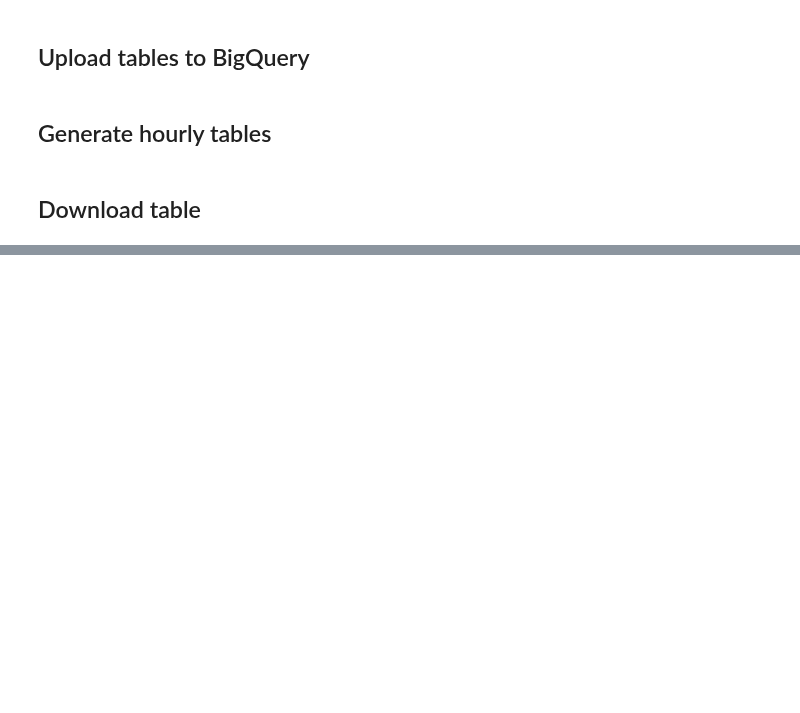
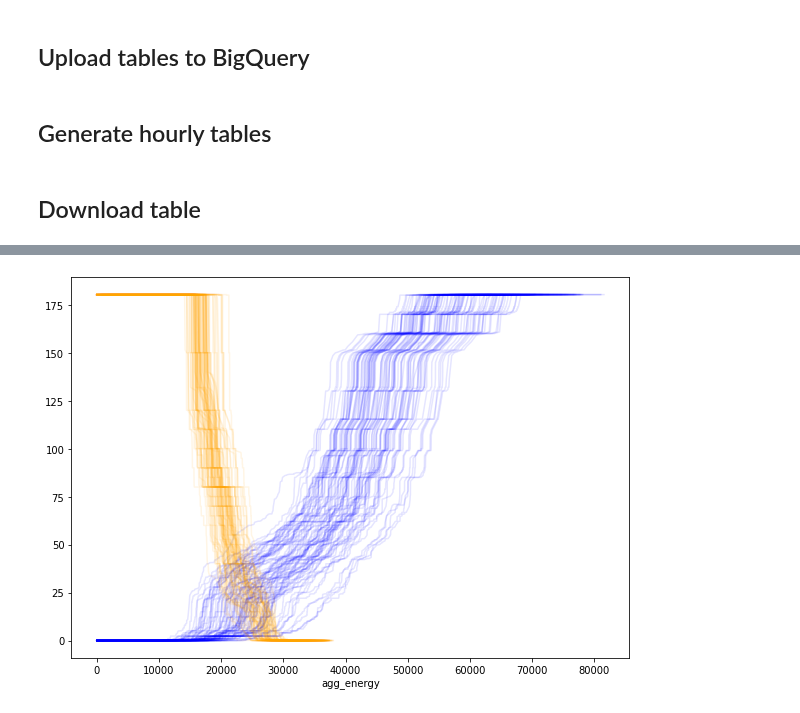
Before and after one commit to NonoMalpi/electricity, a Jupyter notebook: notebooks/AgentCurves.ipynb, the cells around one changed output, grey strips where cells are left out. Drawn from its saved outputs; the diff is of its cells as text; code cells hidden in the pictures; blank space fills up the shorter version.

Commit message:
:construction: EDA of offer curves

```diff
--- a/notebooks/AgentCurves.ipynb
+++ b/notebooks/AgentCurves.ipynb
@@ -77,0 +78,21 @@ memory usage: 212.1+ MB
+# %%
+df_ask = df[df["offer_type"] == OfferCurvesUnitsParams.OfferType.ask.value]
+df_bid = df[df["offer_type"] == OfferCurvesUnitsParams.OfferType.bid.value]
+
+df_ask = df_ask.sort_values(["date", "price"])
+df_bid = df_bid.sort_values("date").sort_values("price", ascending=False)
+
+df_ask["agg_energy"] = df_ask.groupby("date")["energy"].transform("cumsum")
+df_bid["agg_energy"] = df_bid.groupby("date")["energy"].transform("cumsum")
+# %%
+df_ask_date = df_ask.set_index("date")
+df_bid_date = df_bid.set_index("date")
+# %%
+fig, ax = plt.subplots(figsize=(10, 7))
+for date in pd.date_range(start="2016-01-01", end="2016-04-01", freq="D"):
+    df_ask_date.loc[date].plot(x="agg_energy", y="price", ax=ax, label="", color="blue", alpha=0.1)
+    df_bid_date.loc[date].plot(x="agg_energy", y="price", ax=ax, label="", color="orange", alpha=0.1)
+legend = ax.get_legend()
+legend.remove()
+# %% [output]
+[figure, added]
```
Also changed, not shown: parts of 3 cells of this notebook.
